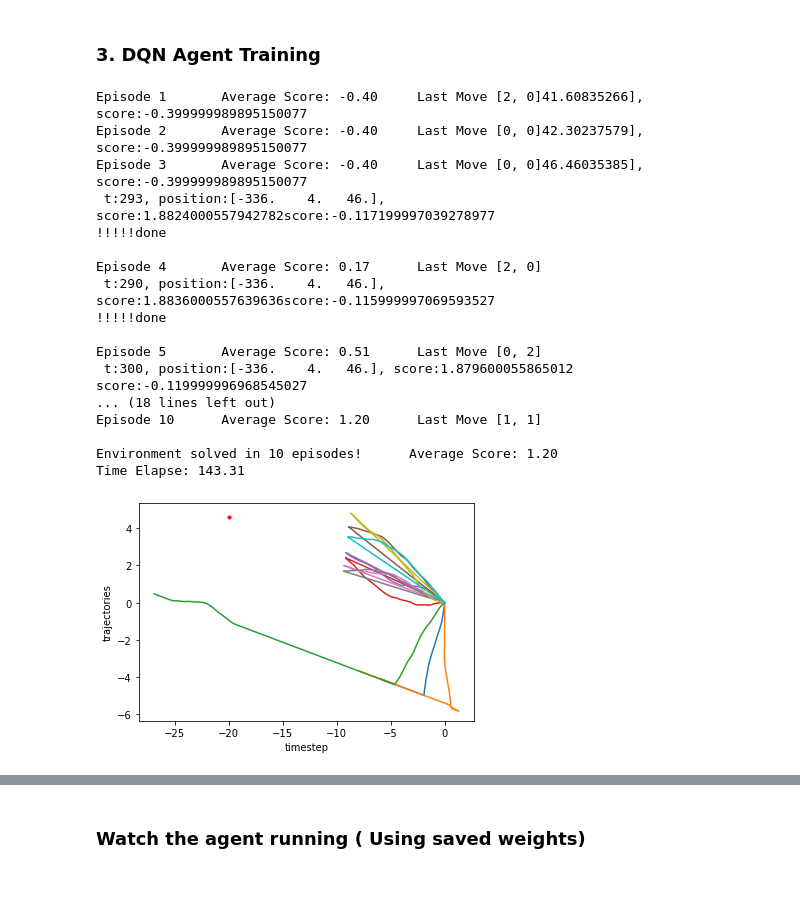
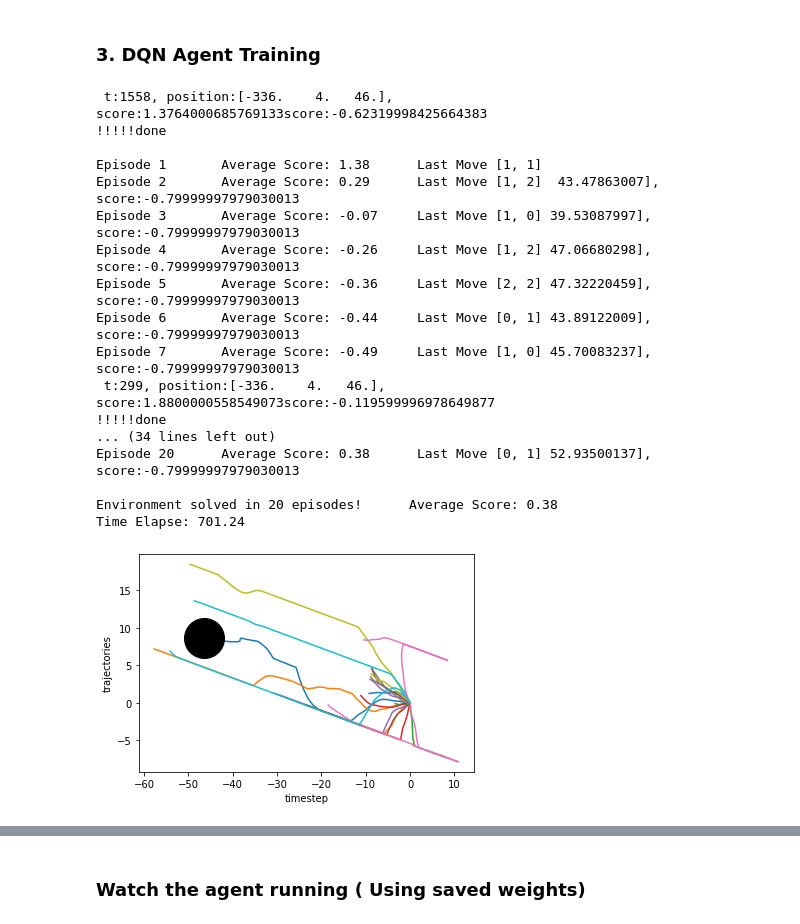
Before and after one commit to wzt1001/scl-navigation, a Jupyter notebook: Navigation.ipynb, the cells around one changed output, grey strips where cells are left out. Saved outputs shown, nothing was run; the diff lists cells and outputs as text; code cells hidden in the pictures; blank space fills up the shorter version.

Commit message:
visualization fixed

```diff
--- a/Navigation.ipynb
+++ b/Navigation.ipynb
@@ -19,7 +19,8 @@ from pympler import muppy
 # env_name = 'aug_22_vcs'
 # env_name = 'sep_1_vcs'
 # env_name = 'sep_1_banana'
-env_name = 'sep_28'
+# env_name = 'sep_28'
+env_name = 'oct_8'
 
 # please do not modify the line below
 # env = UnityEnvironment(file_name="Banana")
@@ -229,26 +230,26 @@ def dqn(env_info, n_episodes=1, max_t=2000, eps_start=1.0, eps_end=0.01,
 
     return scores, positions
 # %%
-scores, positions = dqn(env_info, n_episodes=10, max_t=1000, eps_start=1.0,
+scores, positions = dqn(env_info, n_episodes=20, max_t=2000, eps_start=1.0,
                         eps_end=0.01, eps_decay=0.995, target_scores=1.0, video_flag=False)
 # %% [output]
-Episode 1       Average Score: -0.40     Last Move [2, 0]41.60835266], score:-0.399999989895150077
-Episode 2       Average Score: -0.40     Last Move [0, 0]42.30237579], score:-0.399999989895150077
-Episode 3       Average Score: -0.40     Last Move [0, 0]46.46035385], score:-0.399999989895150077
- t:293, position:[-336.    4.   46.], score:1.8824000557942782score:-0.117199997039278977
+ t:1558, position:[-336.    4.   46.], score:1.3764000685769133score:-0.62319998425664383
 !!!!!done
 
-Episode 4       Average Score: 0.17      Last Move [2, 0]
- t:290, position:[-336.    4.   46.], score:1.8836000557639636score:-0.115999997069593527
+Episode 1       Average Score: 1.38      Last Move [1, 1]
+Episode 2       Average Score: 0.29      Last Move [1, 2]  43.47863007], score:-0.79999997979030013
+Episode 3       Average Score: -0.07     Last Move [1, 0] 39.53087997], score:-0.79999997979030013
+Episode 4       Average Score: -0.26     Last Move [1, 2] 47.06680298], score:-0.79999997979030013
+Episode 5       Average Score: -0.36     Last Move [2, 2] 47.32220459], score:-0.79999997979030013
+Episode 6       Average Score: -0.44     Last Move [0, 1] 43.89122009], score:-0.79999997979030013
+Episode 7       Average Score: -0.49     Last Move [1, 0] 45.70083237], score:-0.79999997979030013
+ t:299, position:[-336.    4.   46.], score:1.8800000558549073score:-0.119599996978649877
 !!!!!done
+... (34 lines left out)
+Episode 20      Average Score: 0.38      Last Move [0, 1] 52.93500137], score:-0.79999997979030013
 
-Episode 5       Average Score: 0.51      Last Move [0, 2]
- t:300, position:[-336.    4.   46.], score:1.879600055865012 score:-0.119999996968545027
-... (18 lines left out)
-Episode 10      Average Score: 1.20      Last Move [1, 1]
-
-Environment solved in 10 episodes!      Average Score: 1.20
-Time Elapse: 143.31
+Environment solved in 20 episodes!      Average Score: 0.38
+Time Elapse: 701.24
 # %%
 env_info = env.reset(train_mode=True)[brain_name]
 # %%
@@ -257,14 +258,15 @@ a = np.asarray(a)
 # %%
 pos = []
 for i in range(len(positions)):
+    # ignore the last item, as it might start from the origin
     a = [[a[0] - positions[i][0][0], a[1] - positions[i][0][1], a[2] - positions[i][0][2]] for a in positions[i]]
-    pos.append(np.asarray(a))
+    pos.append(np.asarray(a[:-2]))
 # %%
 for i in range(len(positions)):
     plt.plot(pos[i][:,0], pos[i][:,2])
-plt.plot([-356.02 - positions[0][0][0]], [50.6 - positions[0][0][2]], marker='o', markersize=3, color="red")
+plt.plot([-382.46 - positions[0][0][0]], [54.69 - positions[0][0][2]], marker='o', markersize=40, color="black")
 plt.xlabel('timestep')
 plt.ylabel('trajectories')
 plt.show()
 # %% [output]
-[figure, old version]
+[figure, new version]
```
Also changed, not shown: parts of 3 cells of this notebook.
